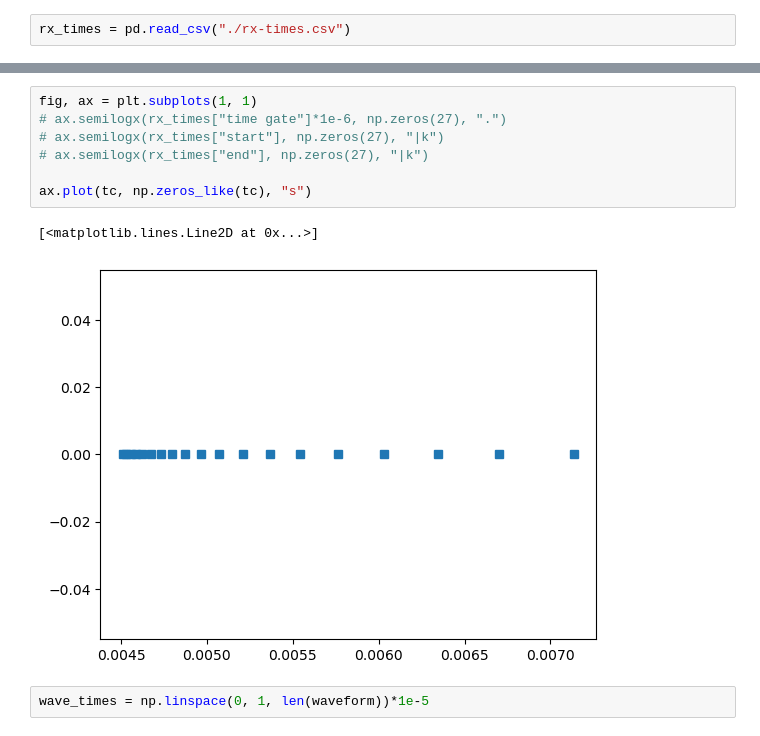
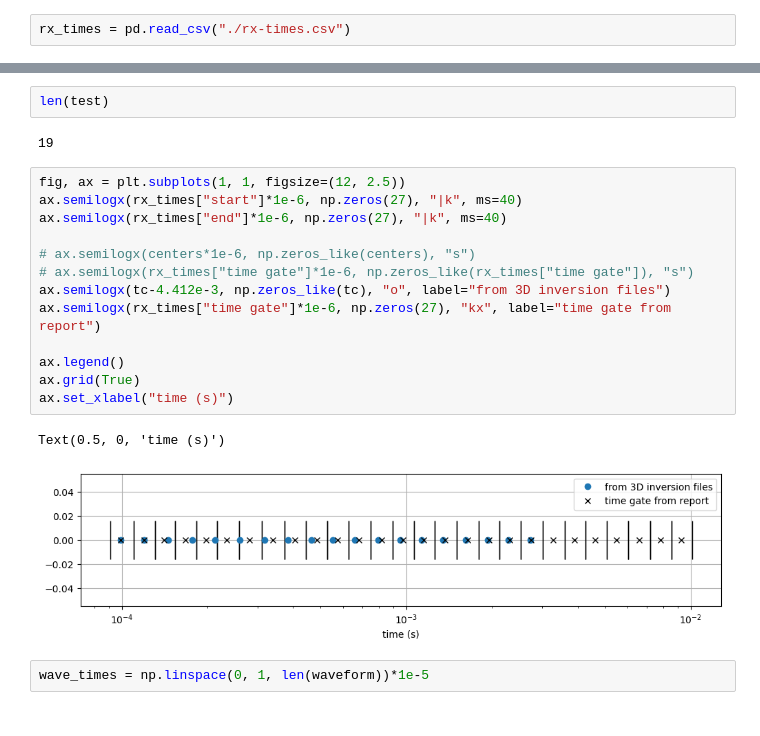
Before and after one commit to ubcgif/2025-heagy-etal-tle, a Jupyter notebook: notebooks/Untitled.ipynb, the cells around one changed output, grey strips where cells are left out. Cells and saved outputs as stored; diff of their text form.

```diff
--- a/notebooks/Untitled.ipynb
+++ b/notebooks/Untitled.ipynb
@@ -64,13 +106,23 @@ Index(['index', 'time gate', 'start', 'end', 'width'], dtype='object')
+# %%
+len(test)
+# %% [output]
+19
 # %%
-fig, ax = plt.subplots(1, 1)
-# ax.semilogx(rx_times["time gate"]*1e-6, np.zeros(27), ".")
-# ax.semilogx(rx_times["start"], np.zeros(27), "|k")
-# ax.semilogx(rx_times["end"], np.zeros(27), "|k")
+fig, ax = plt.subplots(1, 1, figsize=(12, 2.5))
+ax.semilogx(rx_times["start"]*1e-6, np.zeros(27), "|k", ms=40)
+ax.semilogx(rx_times["end"]*1e-6, np.zeros(27), "|k", ms=40)
 
-ax.plot(tc, np.zeros_like(tc), "s")
+# ax.semilogx(centers*1e-6, np.zeros_like(centers), "s")
+# ax.semilogx(rx_times["time gate"]*1e-6, np.zeros_like(rx_times["time gate"]), "s")
+ax.semilogx(tc-4.412e-3, np.zeros_like(tc), "o", label="from 3D inversion files")
+ax.semilogx(rx_times["time gate"]*1e-6, np.zeros(27), "kx", label="time gate from report")
+
+ax.legend()
+ax.grid(True)
+ax.set_xlabel("time (s)")
 # %% [output]
-[<matplotlib.lines.Line2D at 0x...>]
+Text(0.5, 0, 'time (s)')
-[figure, old version]
+[figure, new version]
 # %%
 wave_times = np.linspace(0, 1, len(waveform))*1e-5
 # %%
```
Also changed, not shown: parts of 12 cells of this notebook, 2 other files.
